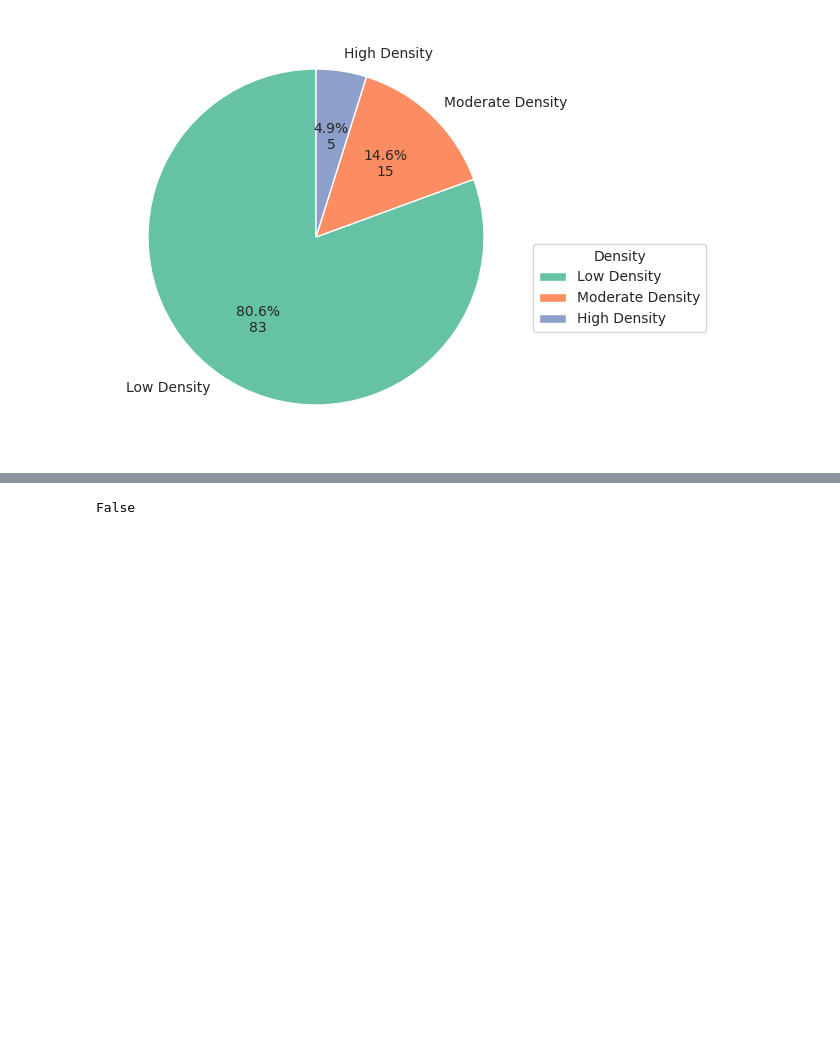
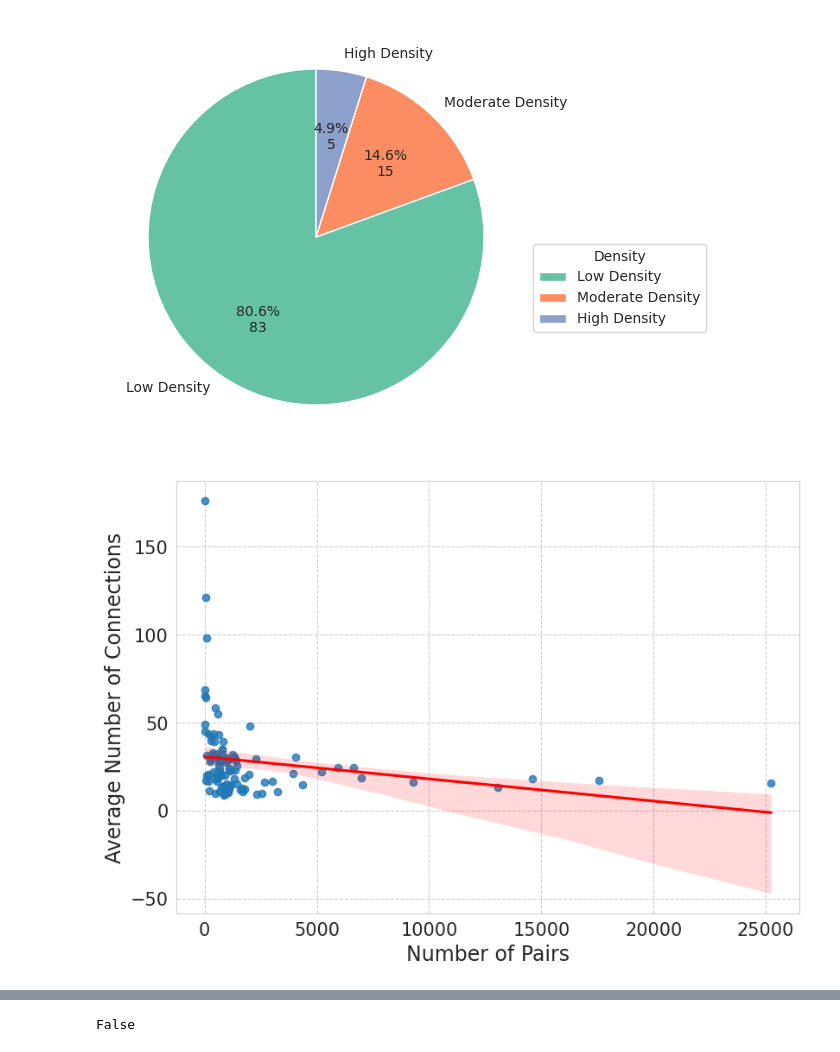
Before and after one commit to jcnborges/busanalysis, a Jupyter notebook: notebooks/ieee_t_its_2024/ieee-t-its.ipynb, the cells around one changed output, grey strips where cells are left out. Saved outputs shown, nothing was run; the diff lists cells and outputs as text; code cells hidden in the pictures; blank space fills up the shorter version.

```diff
--- a/notebooks/ieee_t_its_2024/ieee-t-its.ipynb
+++ b/notebooks/ieee_t_its_2024/ieee-t-its.ipynb
@@ -442,14 +420,14 @@ df_cluster.head()
 # %%
-aux1 = df_cluster.groupby('cluster').group_id.nunique().reset_index()
-mean, std, q1, median, q3 = aux.group_id.mean(), aux.group_id.std(), aux.group_id.quantile(0.25), aux.group_id.quantile(0.5), aux.group_id.quantile(0.75)
-aux1['mean'] = mean
-aux1['std'] = std
-aux1['q1'] = q1
-aux1['median'] = median
-aux1['q3'] = q3
+agg_cluster = df_cluster.groupby('cluster').agg({'group_id': 'nunique', 'conn_count': 'mean', 'conn_count_normalized': 'mean'}).reset_index()
+mean, std, q1, median, q3 = agg_cluster.group_id.mean(), agg_cluster.group_id.std(), agg_cluster.group_id.quantile(0.25), agg_cluster.group_id.quantile(0.5), agg_cluster.group_id.quantile(0.75)
+agg_cluster['mean'] = mean
+agg_cluster['std'] = std
+agg_cluster['q1'] = q1
+agg_cluster['median'] = median
+agg_cluster['q3'] = q3
 conditions = [
-    (aux1.group_id <= aux['mean']),
-    ((aux1.group_id > aux['mean']) & (aux1.group_id <= aux1['mean'] + 2 * aux1['std'])),
-    (aux1.group_id > aux['mean'] + 2 * aux1['std'])]
+    (agg_cluster.group_id <= agg_cluster['mean']),
+    ((agg_cluster.group_id > agg_cluster['mean']) & (agg_cluster.group_id <= agg_cluster['mean'] + 2 * agg_cluster['std'])),
+    (agg_cluster.group_id > agg_cluster['mean'] + 2 * agg_cluster['std'])]
 density_choices = ['Low Density', 'Moderate Density', 'High Density']
-aux1['density'] = np.select(conditions, density_choices, default = 'N/A')
+agg_cluster['density'] = np.select(conditions, density_choices, default = 'N/A')
@@ -456,3 +436,17 @@ aux1['density'] = np.select(conditions, density_choices, default = 'N/A')
+# %%
+mean, std, q1, median, q3 = agg_cluster.conn_count_normalized.mean(), agg_cluster.conn_count_normalized.std(), agg_cluster.conn_count_normalized.quantile(0.25), agg_cluster.conn_count_normalized.quantile(0.5), agg_cluster.conn_count_normalized.quantile(0.75)
+agg_cluster['mean'] = mean
+agg_cluster['std'] = std
+agg_cluster['q1'] = q1
+agg_cluster['median'] = median
+agg_cluster['q3'] = q3
+multiplier = 0.8
+conditions = [
+    (agg_cluster.conn_count_normalized <= agg_cluster['median']),
+    ((agg_cluster.conn_count_normalized > agg_cluster['median']) & (agg_cluster.conn_count_normalized <= agg_cluster['q3'] + multiplier * (agg_cluster['q3'] - agg_cluster['q1']))),
+    (agg_cluster.conn_count_normalized > agg_cluster['q3'] + multiplier * (agg_cluster['q3'] - agg_cluster['q1']))]
+efficiency_choices = ['Low Efficiency', 'Moderate Efficiency', 'High Efficiency']
+agg_cluster['efficiency'] = np.select(conditions, efficiency_choices, default = 'N/A')
 # %%
 fig, axes = plt.subplots(figsize = (7, 7))
 sns.set_style("whitegrid", {'grid.linestyle': '--'})
@@ -499,3 +482,12 @@ plt.subplots_adjust(left=0.15, right=0.95, bottom=0.35, top=0.95)
 plt.show()
 # %% [output]
 [figure]
+# %%
+fig, axes = plt.subplots(figsize = (9.3, 6.5))
+sns.set_style("whitegrid", {'grid.linestyle': '--'})
+g = sns.regplot(x = agg_cluster.group_id, y = agg_cluster.conn_count, ci = 95, ax = axes, line_kws = {'color': 'red'})
+g.tick_params(labelsize = 15)
+g.set_xlabel("Number of Pairs", fontsize = 17)
+g.set_ylabel("Average Number of Connections", fontsize = 17);
+# %% [output]
+[figure, added]
```
Also changed, not shown: parts of 27 cells of this notebook.
